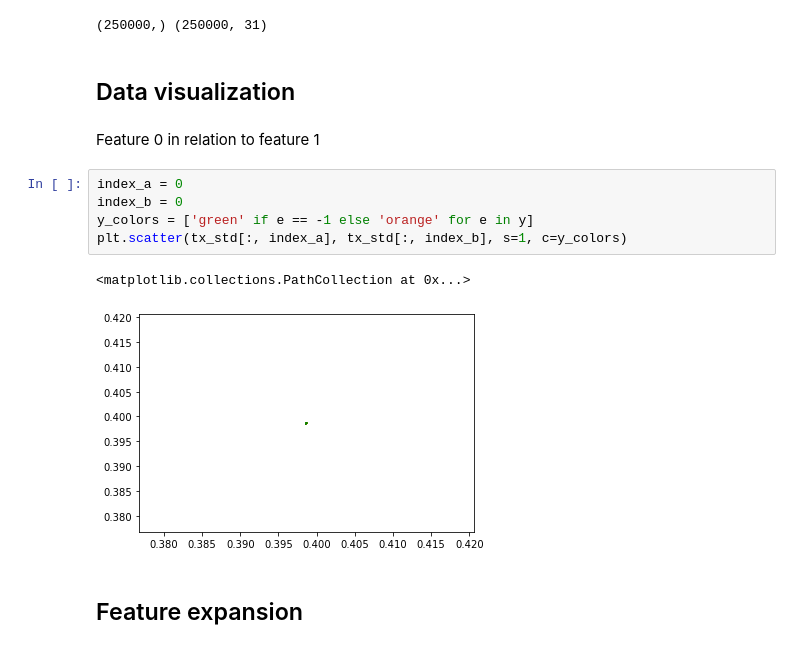
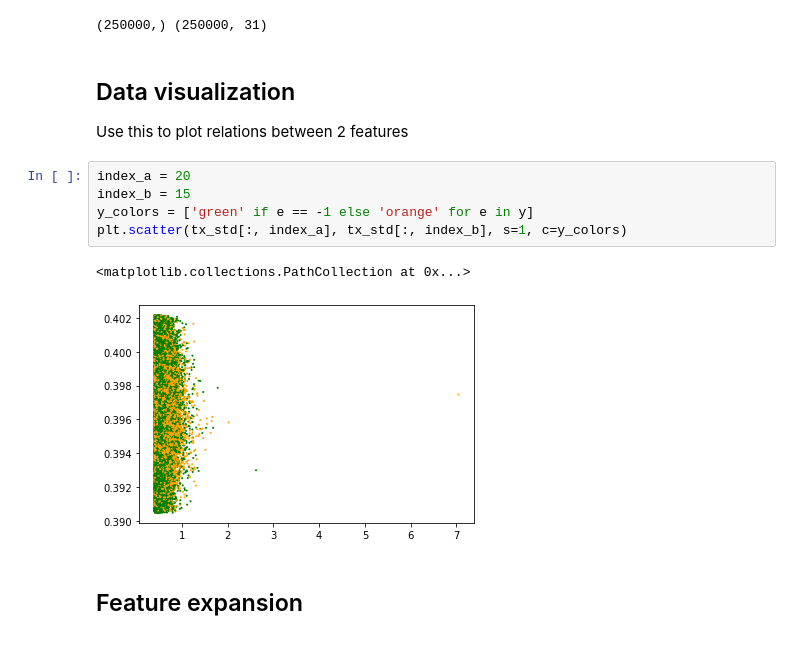
Before and after one commit to Bwananah/ML_project_1, a Jupyter notebook: Ewan's notebook.ipynb, the cells around one changed output. Drawn from its saved outputs; the diff is of its cells as text.

Commit message:
Add tool to visualize features relations

```diff
--- a/Ewan's notebook.ipynb
+++ b/Ewan's notebook.ipynb
@@ -134,16 +134,15 @@ print(y.shape, tx_std.shape)
 (250000,) (250000, 31)
 # %% [markdown]
 ## Data visualization
+Use this to plot relations between 2 features
-# %% [markdown]
-Feature 0 in relation to feature 1
 # %%
-index_a = 0
-index_b = 0
+index_a = 20
+index_b = 15
 y_colors = ['green' if e == -1 else 'orange' for e in y]
 plt.scatter(tx_std[:, index_a], tx_std[:, index_b], s=1, c=y_colors)
 # %% [output]
 <matplotlib.collections.PathCollection at 0x...>
-[figure, old version]
+[figure, new version]
 # %% [markdown]
 ## Feature expansion
 # %%
```
